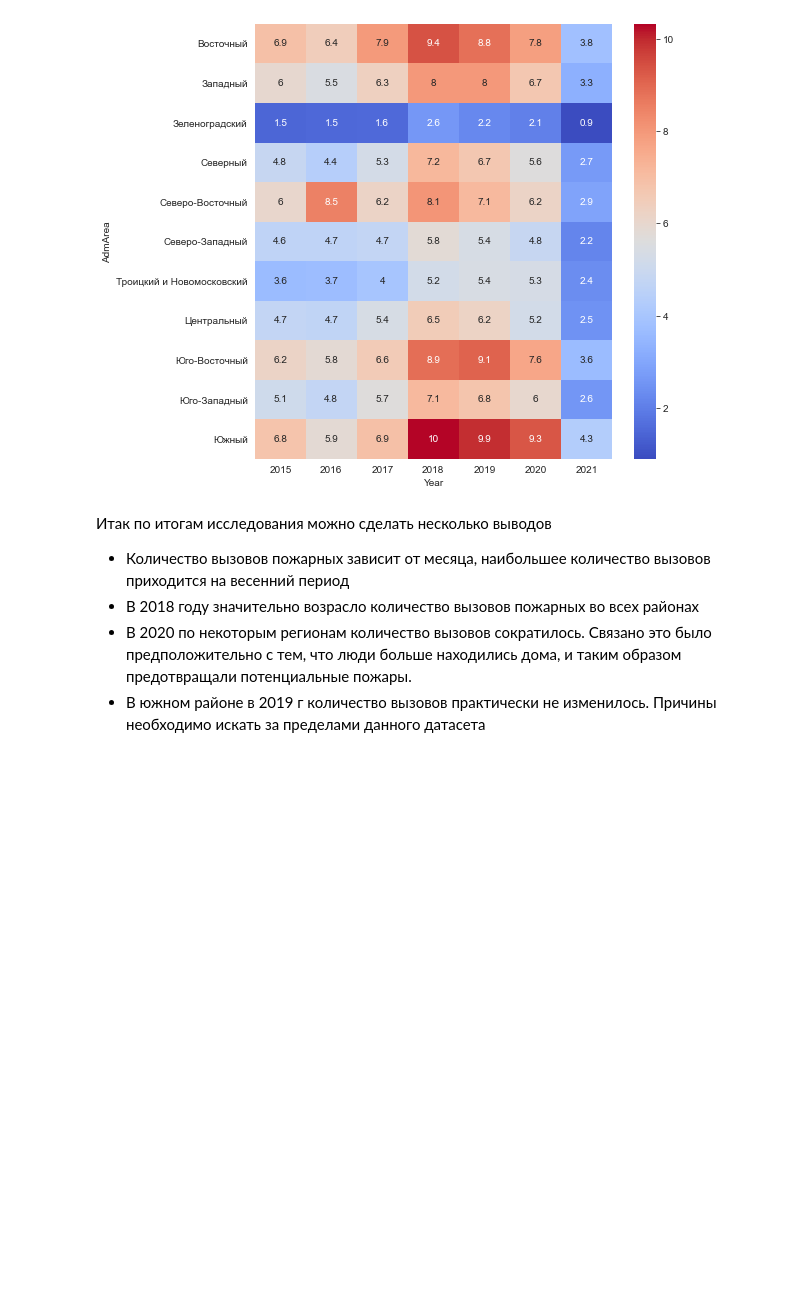
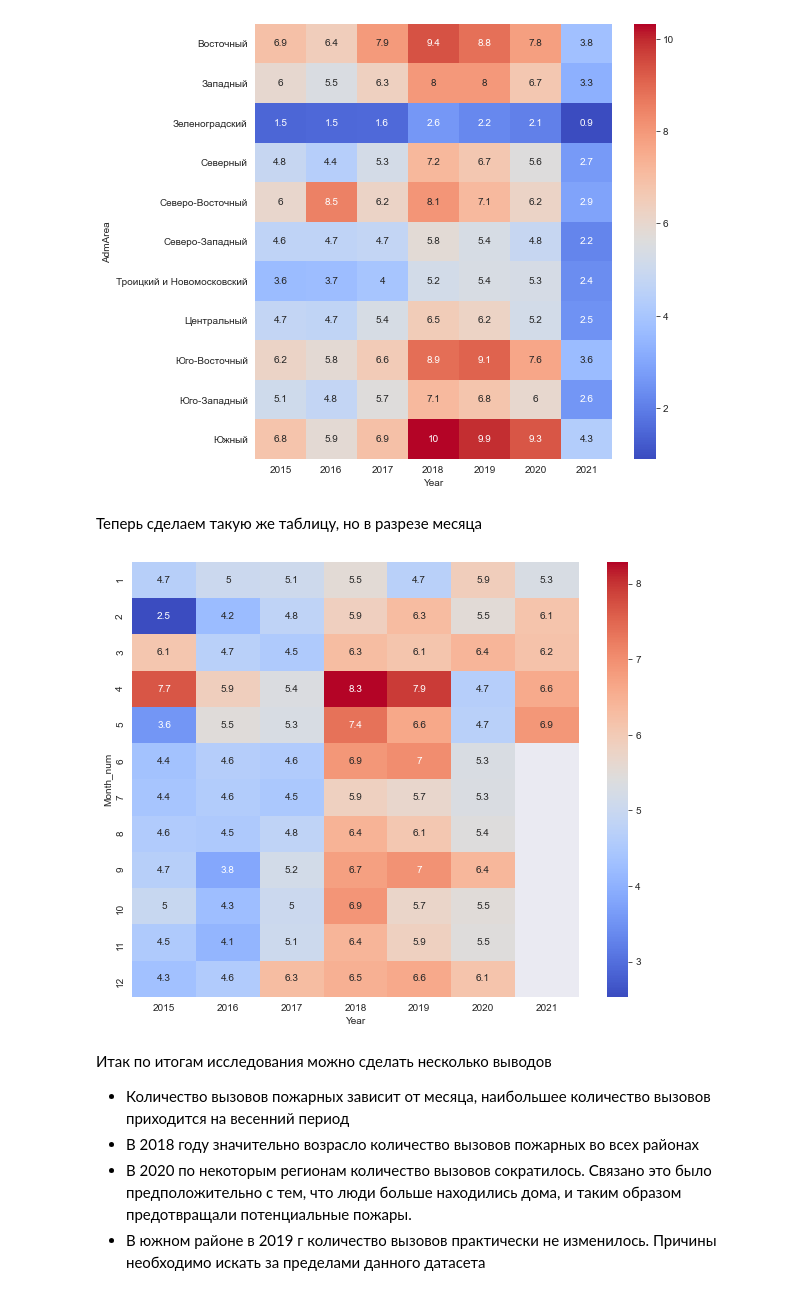
Before and after one commit to SirAlexFer/Data, a Jupyter notebook: 1 Данные вызовов подразделений пожарных/Данные вызовов подразделений пожарных.ipynb, the cells around one changed output. Cells and saved outputs as stored; diff of their text form; code cells hidden in the pictures; blank space fills up the shorter version.

```diff
--- a/1 Данные вызовов подразделений пожарных/Данные вызовов подразделений пожарных.ipynb
+++ b/1 Данные вызовов подразделений пожарных/Данные вызовов подразделений пожарных.ipynb
@@ -302,6 +302,21 @@ fig.set_size_inches(8,8)
 plt.show()
 # %% [output]
 [figure]
+# %%
+df_pivot_year = df.pivot_table(values = "Calls",index = 'Month_num',columns='Year',aggfunc='sum')
+df_pivot_year.index = df_pivot_year.index.astype(int)
+df_pivot_year = df_pivot_year.sort_index()
+# %% [markdown]
+Теперь сделаем такую же таблицу, но в разрезе месяца
+# %%
+sns.heatmap(df_pivot_year/1000,annot = True,cmap= 'coolwarm')
+
+fig=plt.gcf()
+fig.set_size_inches(10,8)
+
+plt.show()
+# %% [output]
+[figure, added]
 # %% [markdown]
 Итак по итогам исследования можно сделать несколько выводов
 - Количество вызовов пожарных зависит от месяца, наибольшее количество вызовов приходится на весенний период
```
Also changed, not shown: parts of 2 cells of this notebook.
